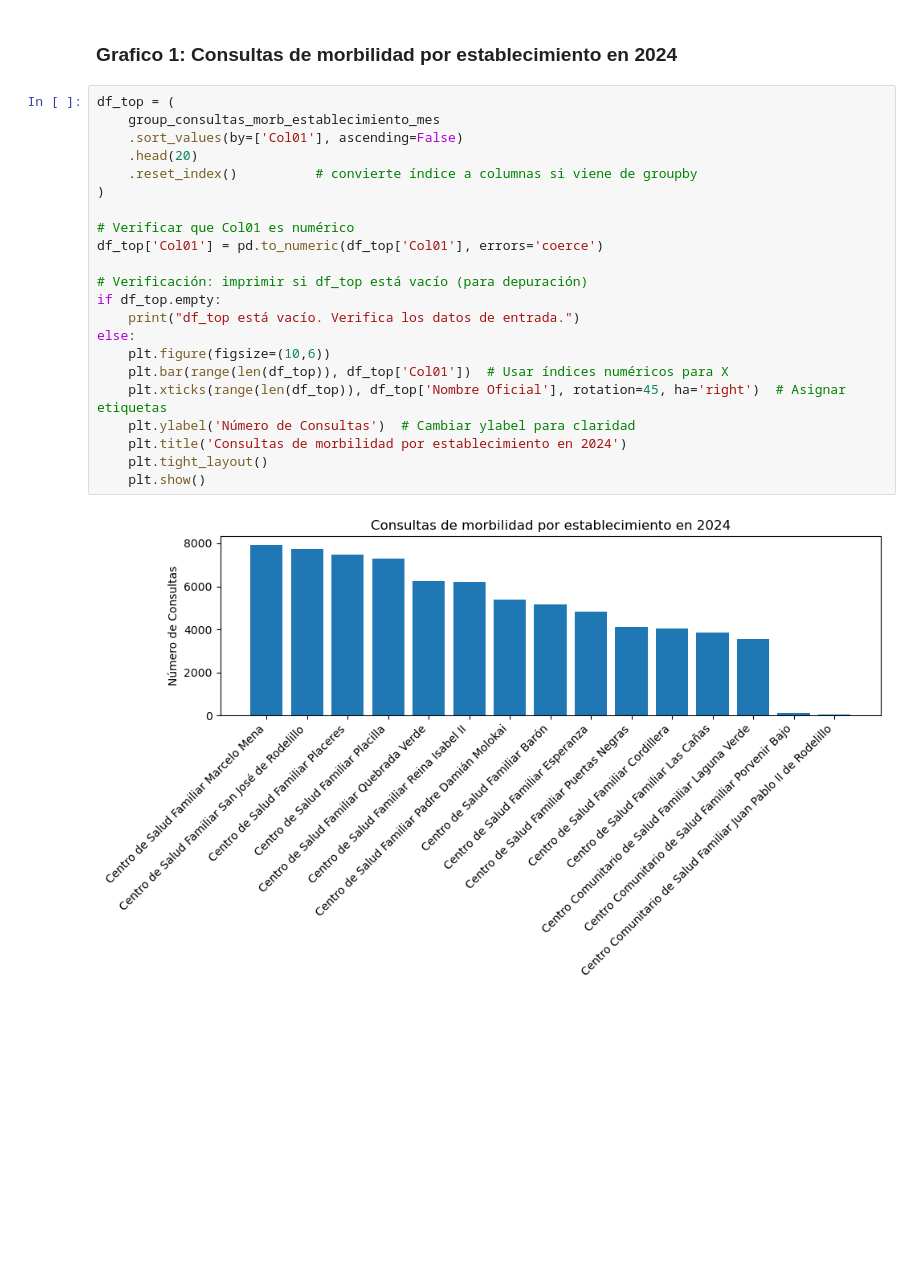
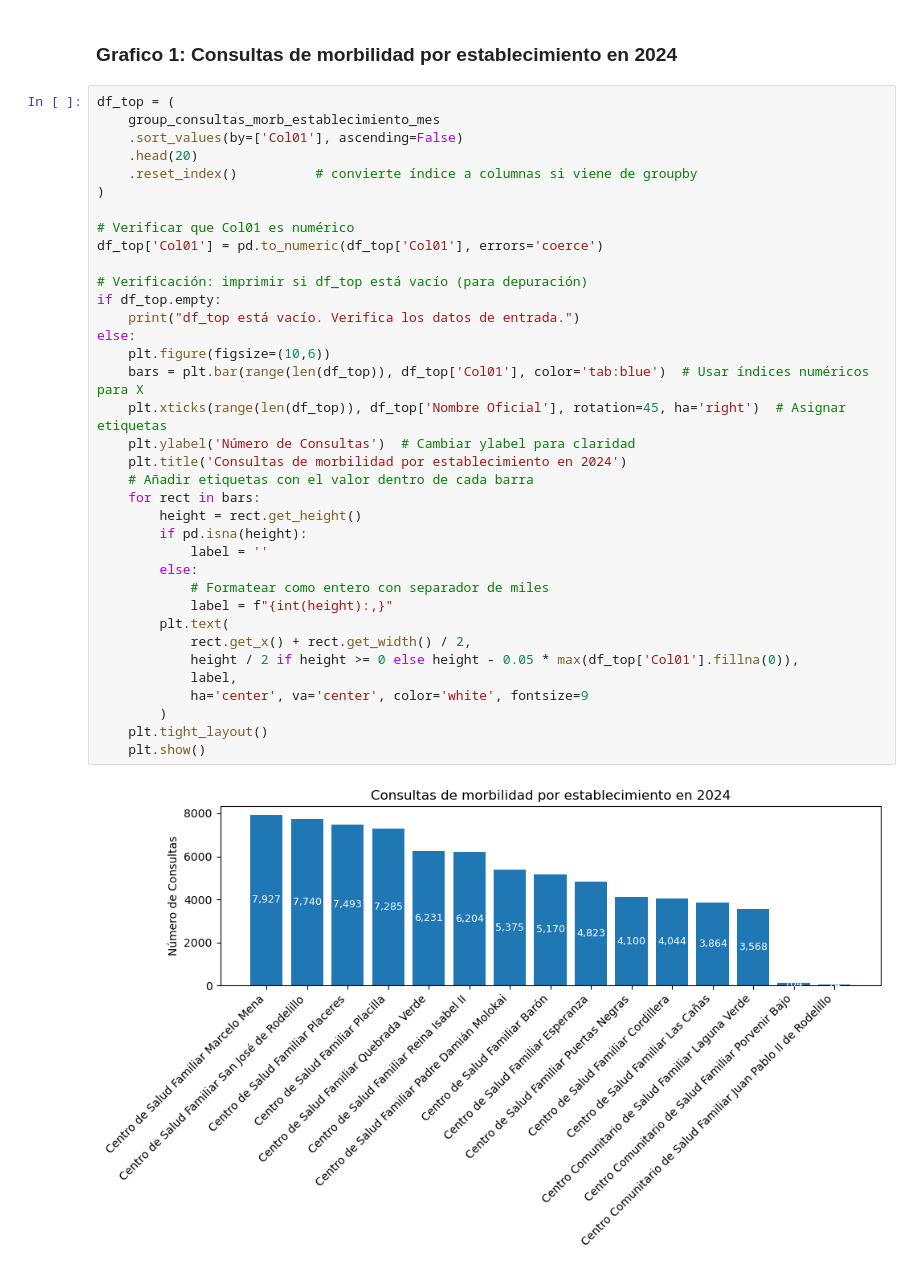
Before and after one commit to renzovergarag/analisis-rem-2024, a Jupyter notebook: notebooks/analisis-rem-2024/visualizaciones/consultas-morbilidad-2024.ipynb, the cells around one changed output. Saved outputs shown, nothing was run; the diff lists cells and outputs as text; blank space fills up the shorter version.

Commit message:
ready: se agregan los valores al grafico de consultas de mobilidad del 2024

```diff
--- a/notebooks/analisis-rem-2024/visualizaciones/consultas-morbilidad-2024.ipynb
+++ b/notebooks/analisis-rem-2024/visualizaciones/consultas-morbilidad-2024.ipynb
@@ -95,24 +95,38 @@ group_consultas_morb_establecimiento_mes.sort_values(by=['Col01'], ascending=Fal
 # %%
 df_top = (
     group_consultas_morb_establecimiento_mes
     .sort_values(by=['Col01'], ascending=False)
     .head(20)
     .reset_index()          # convierte índice a columnas si viene de groupby
 )
 
 # Verificar que Col01 es numérico
 df_top['Col01'] = pd.to_numeric(df_top['Col01'], errors='coerce')
 
 # Verificación: imprimir si df_top está vacío (para depuración)
 if df_top.empty:
     print("df_top está vacío. Verifica los datos de entrada.")
 else:
     plt.figure(figsize=(10,6))
-    plt.bar(range(len(df_top)), df_top['Col01'])  # Usar índices numéricos para X
+    bars = plt.bar(range(len(df_top)), df_top['Col01'], color='tab:blue')  # Usar índices numéricos para X
     plt.xticks(range(len(df_top)), df_top['Nombre Oficial'], rotation=45, ha='right')  # Asignar etiquetas
     plt.ylabel('Número de Consultas')  # Cambiar ylabel para claridad
     plt.title('Consultas de morbilidad por establecimiento en 2024')
+    # Añadir etiquetas con el valor dentro de cada barra
+    for rect in bars:
+        height = rect.get_height()
+        if pd.isna(height):
+            label = ''
+        else:
+            # Formatear como entero con separador de miles
+            label = f"{int(height):,}"
+        plt.text(
+            rect.get_x() + rect.get_width() / 2,
+            height / 2 if height >= 0 else height - 0.05 * max(df_top['Col01'].fillna(0)),
+            label,
+            ha='center', va='center', color='white', fontsize=9
+        )
     plt.tight_layout()
     plt.show()
 # %% [output]
-[figure, old version]
+[figure, new version]
```
